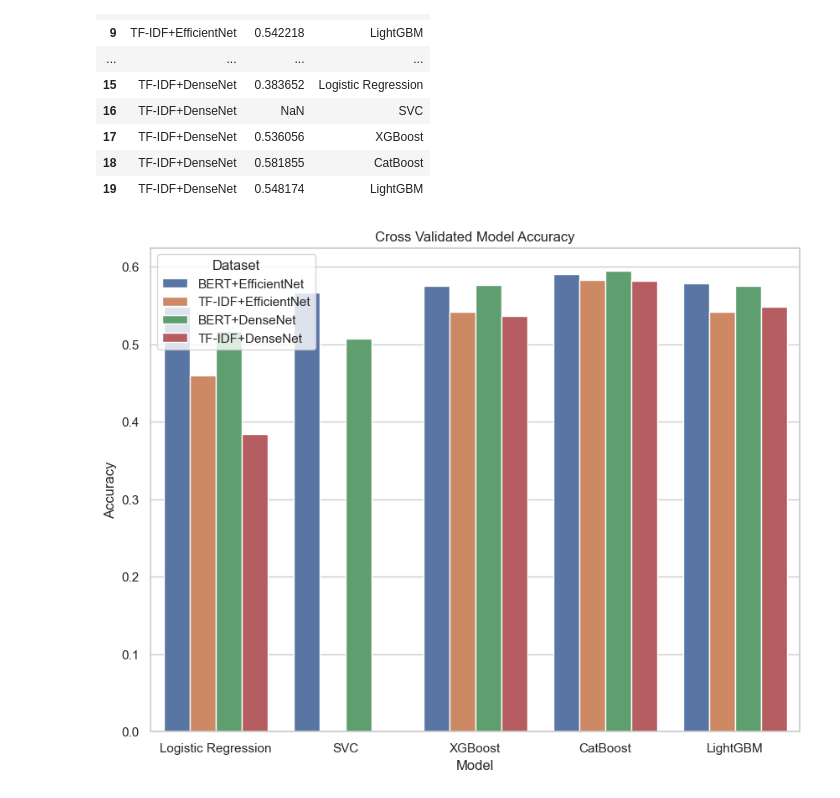
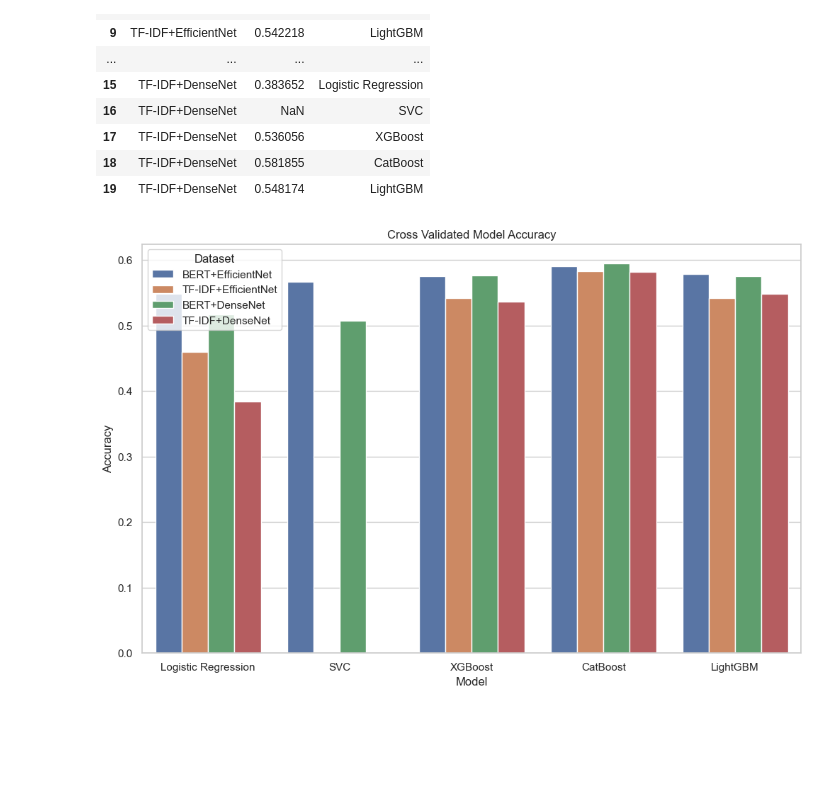
Before and after one commit to Prashant-Tiwari26/Multimodal-Sentiment-Analysis-using-Text-and-Images, a Jupyter notebook: Notebooks/initial_multimodal.ipynb, the cells around one changed output. Drawn from its saved outputs; the diff is of its cells as text; code cells hidden in the pictures; blank space fills up the shorter version.

```diff
--- a/Notebooks/initial_multimodal.ipynb
+++ b/Notebooks/initial_multimodal.ipynb
@@ -482,13 +484,13 @@ df
 # %%
 import matplotlib.pyplot as plt
 import seaborn as sns
 
-plt.figure(figsize=[10,7.5])
+plt.figure(figsize=[12,7.5])
 plt.title("Cross Validated Model Accuracy")
 sns.set_style("whitegrid")
 sns.barplot(df, x="Model", y="Accuracy", hue="Dataset")
 plt.xlabel("Model")
 plt.show()
 # %% [output]
-[figure, old version]
+[figure, new version]
 # %%
```
Also changed, not shown: parts of 6 cells of this notebook, 1 other file.
